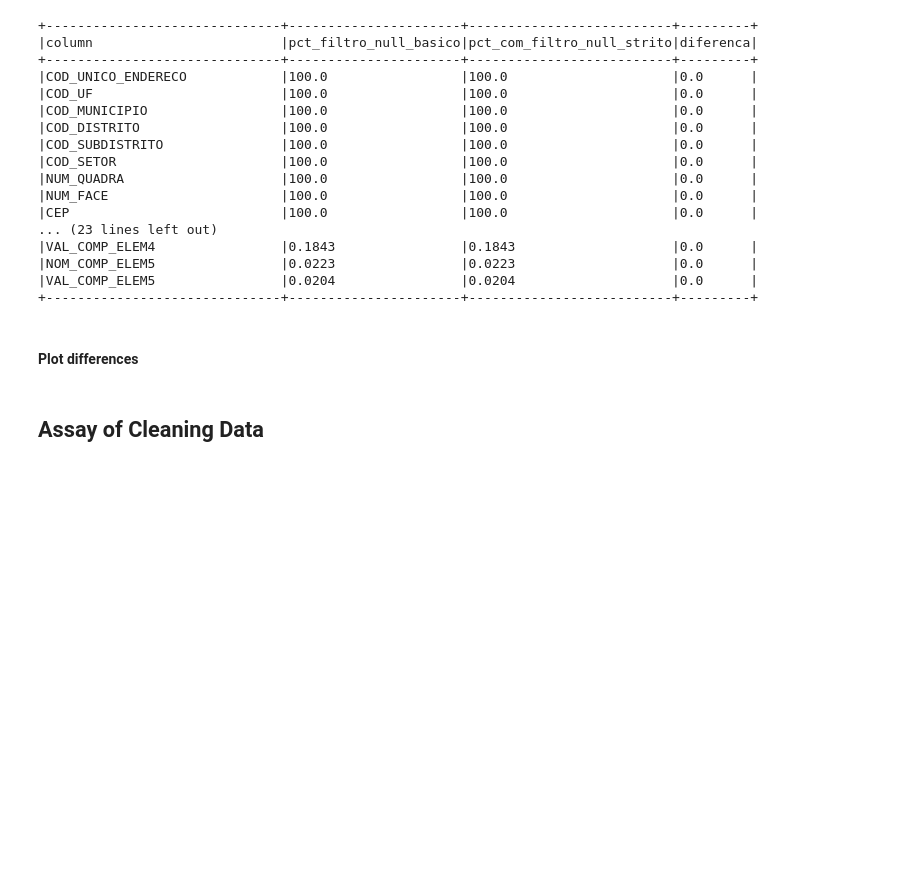
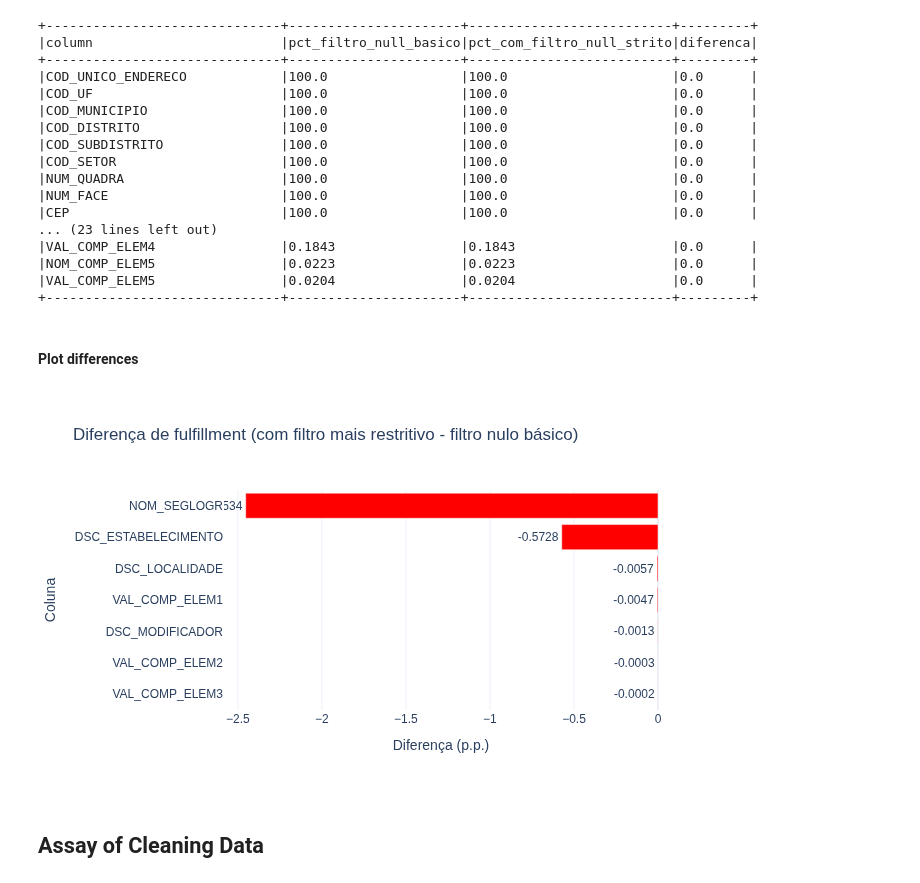
Before and after one commit to lucasvittal262/brazilian_address_linkage, a Jupyter notebook: notebooks/explore_cnefe_data.ipynb, the cells around one changed output. Drawn from its saved outputs; the diff is of its cells as text; code cells hidden in the pictures; blank space fills up the shorter version.

```diff
--- a/notebooks/explore_cnefe_data.ipynb
+++ b/notebooks/explore_cnefe_data.ipynb
@@ -439,35 +439,41 @@ result.orderBy(F.col("pct_com_filtro_null_strito").desc()).show(df.columns.__len
 # %%
 from pyspark.sql import functions as F
 import plotly.graph_objects as go
+import plotly.io as pio
+
+
+pio.renderers.default = "png"
 
 diff_df = result.filter(F.col("diferenca") != 0.0) \
             .orderBy(F.col("diferenca").asc())
 
 diff_rows = diff_df.select("column", "diferenca").collect()
 
 labels = [row["column"] for row in diff_rows]
 data = [round(row["diferenca"], 4) for row in diff_rows]
 
 fig = go.Figure(
     go.Bar(
         x=data,
         y=labels,
         orientation="h",
         marker=dict(color="red"),
         text=[f"{v:.4f}" for v in data],
         textposition="outside",
         hovertemplate="%{y}: %{x:.4f} p.p.<extra></extra>"
     )
 )
 
 fig.update_layout(
     title="Diferença de fulfillment (com filtro mais restritivo - filtro nulo básico)",
     xaxis_title="Diferença (p.p.)",
     yaxis_title="Coluna",
     yaxis=dict(autorange="reversed"),  # mantém a maior diferença no topo
     template="plotly_white",
     height=max(400, len(labels) * 40 + 100)
 )
+# %% [output]
+[figure, added]
 # %% [markdown]
 ## Assay of Cleaning Data
 # %% [markdown]
```
Also changed, not shown: parts of 5 cells of this notebook.
